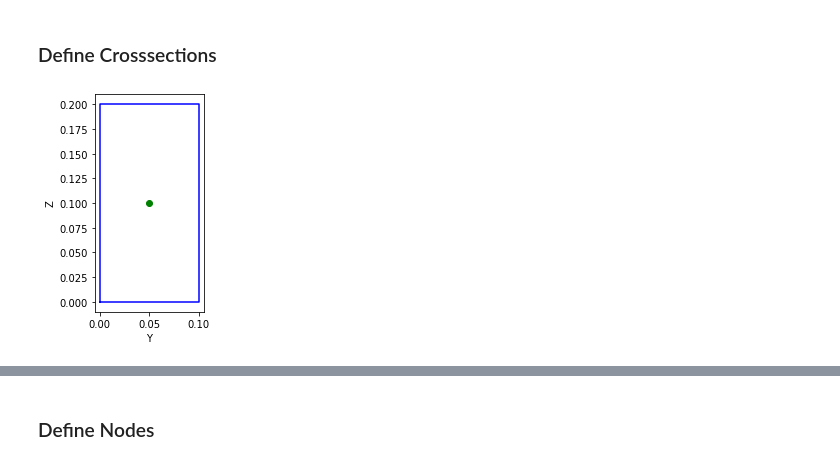
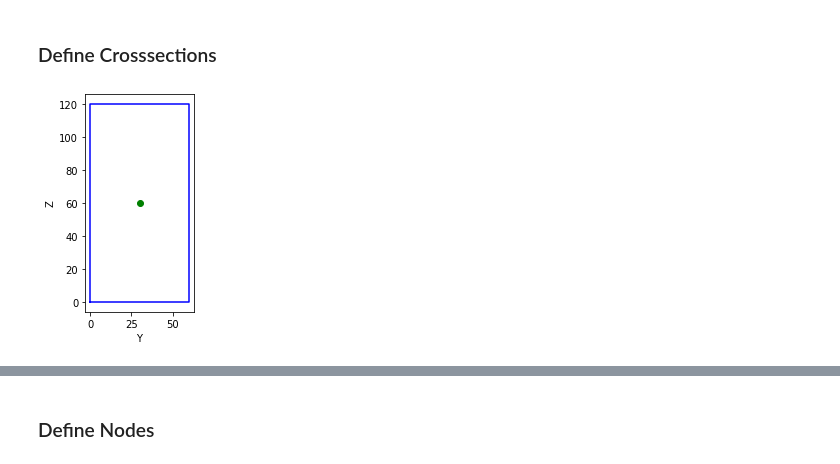
Before and after one commit to wrangelvid/pyFrame, a Jupyter notebook: Examples/ElevatingBed.ipynb, the cells around one changed output, grey strips where cells are left out. Saved outputs shown, nothing was run; the diff lists cells and outputs as text; code cells hidden in the pictures.

```diff
--- a/Examples/ElevatingBed.ipynb
+++ b/Examples/ElevatingBed.ipynb
@@ -20,4 +23,15 @@ timber = rect_crosssection(0.1,0.2)
+# %%
+T60100 = rect_crosssection(60,100)
+T60120 = rect_crosssection(60,120)
+T80100 = rect_crosssection(80,100)
+T80140 = rect_crosssection(80,140)
+T100100 = rect_crosssection(100,100)
+
+T10060 = rect_crosssection(100, 60)
+T12060 = rect_crosssection(120, 60)
+T10080 = rect_crosssection(100, 80)
+T14080 = rect_crosssection(140, 80)
 # %%
-timber.plot()
+T60120.plot()
 # %% [output]
-[figure, old version]
+[figure, new version]
```
Also changed, not shown: parts of 31 cells of this notebook.
